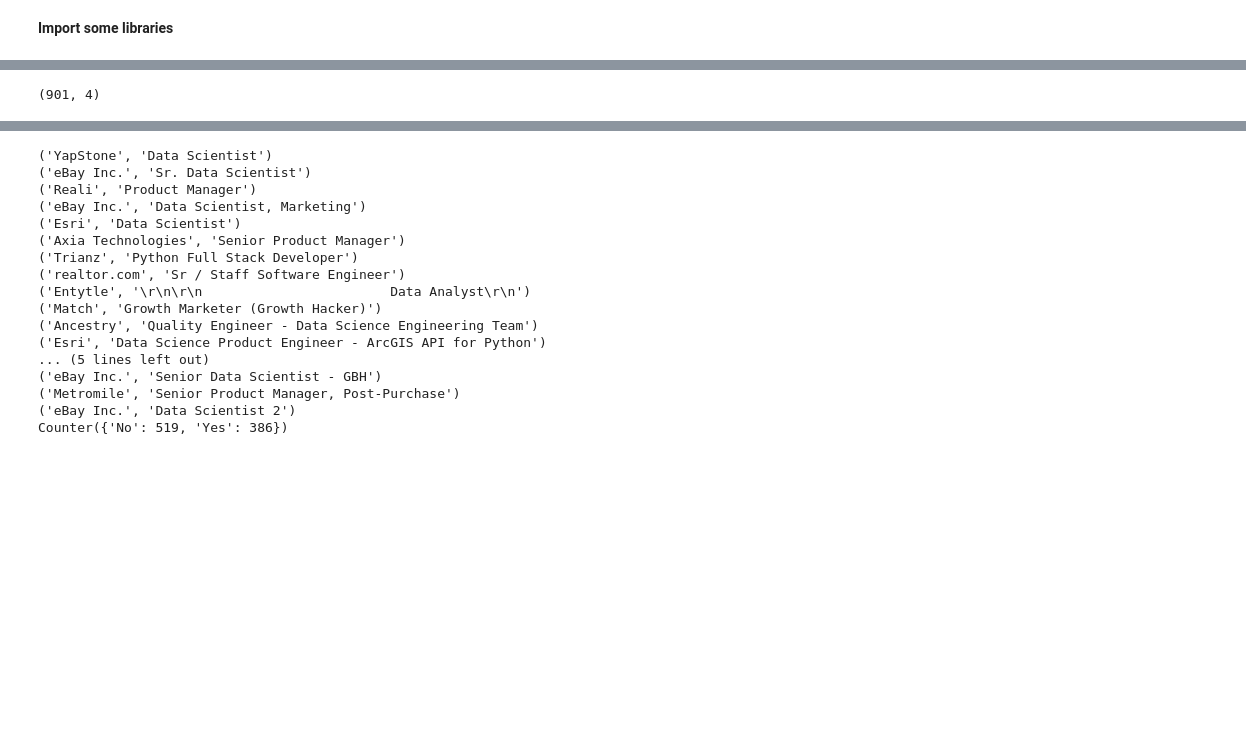
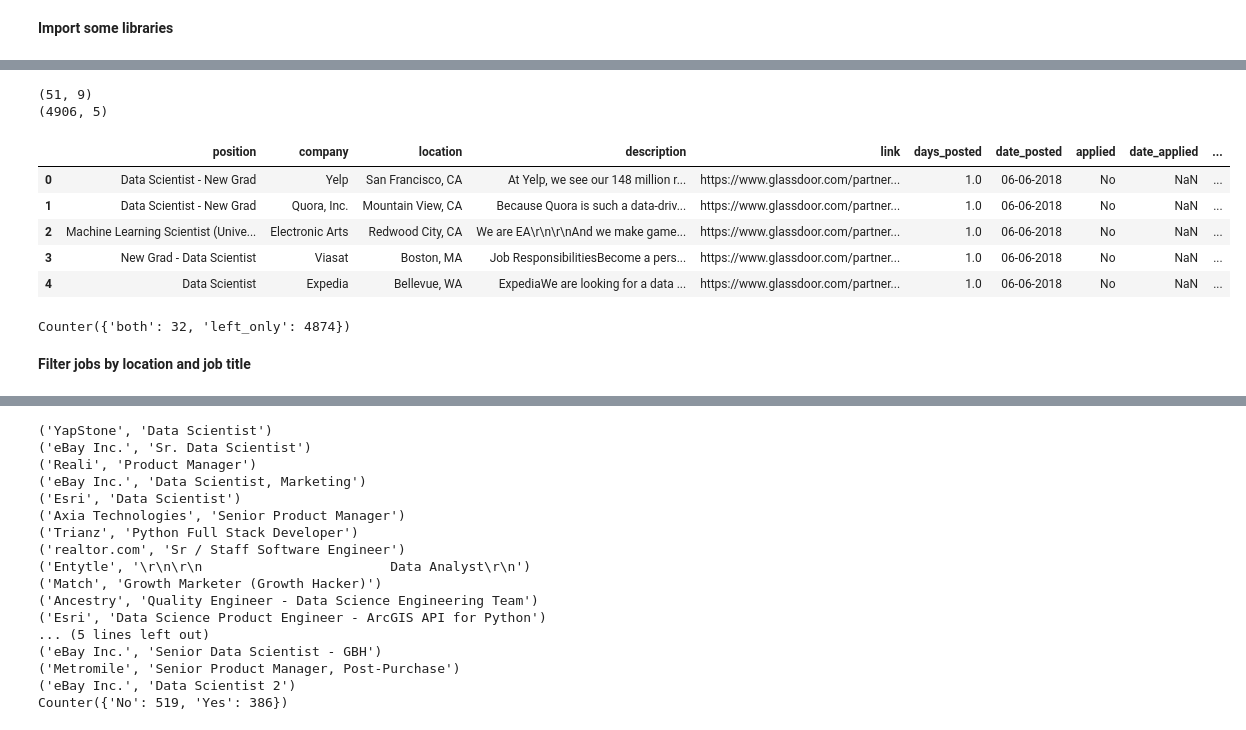
Before and after one commit to dskarbrevik/Data-Science-Job-Board, a Jupyter notebook: Processing scraped jobs.ipynb, the cells around one changed output, grey strips where cells are left out. Saved outputs shown, nothing was run; the diff lists cells and outputs as text; code cells hidden in the pictures; blank space fills up the shorter version.

```diff
--- a/Processing scraped jobs.ipynb
+++ b/Processing scraped jobs.ipynb
@@ -69,0 +96,2 @@ no match
+# %%
+df_test2 = df_test2[~dups]
@@ -69,0 +129,54 @@ no match
+# %%
+df_test = initialize_first_df(df_test)
+# %%
+print(df_test.shape)
+print(df_test2.shape)
+# %% [output]
+(51, 9)
+(4906, 5)
+# %%
+def combine_dfs(df_old, df_new):
+
+    check = 0
+
+    #prepare df_new
+    dups = df_new.duplicated(subset=['position','company','location','description'])
+    df_new = df_new[~dups]
+
+    # full outer join on old and new df (and get rid of duplicate columns)
+    merged = df_new.merge(df_old, on=['company','position','location','description'], how="outer", indicator=True)
+    merged = merged.drop(columns=['link_x'])
+    merged = merged.rename(columns= {'link_y':'link'})
+
+    # save old jobs to archive
+    archive = merged[merged['_merge']=='right_only']
+    merged = merged.drop(merged[merged['_merge']=='right_only'].index)
+
+    # days_posted
+    merged.loc[merged['_merge']=='both',('days_posted')] += 1
+    merged.loc[merged['_merge']=='left_only',('days_posted')] = 0
+
+    # date_posted
+    merged.loc[merged['_merge']=='left_only',('date_posted')] = arrow.now().format('MM-DD-YYYY')
+
+    # applied
+    merged.loc[merged['_merge']=='left_only',('applied')] = "No"
+
+    return merged, archive
+# %%
+new_df, archive_df = combine_dfs(df_test, df_test2)
+# %%
+new_df.head(n=5)
+# %% [output]
+|  | position | company | location | description | link | days_posted | date_posted | applied | date_applied | ... |
+| 0 | Data Scientist - New Grad | Yelp | San Francisco, CA | At Yelp, we see our 148 million r... | https://www.glassdoor.com/partner... | 1.0 | 06-06-2018 | No | NaN | ... |
+| 1 | Data Scientist - New Grad | Quora, Inc. | Mountain View, CA | Because Quora is such a data-driv... | https://www.glassdoor.com/partner... | 1.0 | 06-06-2018 | No | NaN | ... |
+| 2 | Machine Learning Scientist (Unive... | Electronic Arts | Redwood City, CA | We are EA\r\n\r\nAnd we make game... | https://www.glassdoor.com/partner... | 1.0 | 06-06-2018 | No | NaN | ... |
+| 3 | New Grad - Data Scientist | Viasat | Boston, MA | Job ResponsibilitiesBecome a pers... | https://www.glassdoor.com/partner... | 1.0 | 06-06-2018 | No | NaN | ... |
+| 4 | Data Scientist | Expedia | Bellevue, WA | ExpediaWe are looking for a data ... | https://www.glassdoor.com/partner... | 1.0 | 06-06-2018 | No | NaN | ... |
+# %%
+Counter(new_df['_merge'].tolist())
+# %% [output]
+Counter({'both': 32, 'left_only': 4874})
+# %% [markdown]
+**Filter jobs by location and job title**
@@ -70,4 +224,2 @@ no match
 # %%
-df_old.shape
+test.shape
-# %% [output]
-(901, 4)
```
Also changed, not shown: parts of 28 cells of this notebook, 14 other files.
